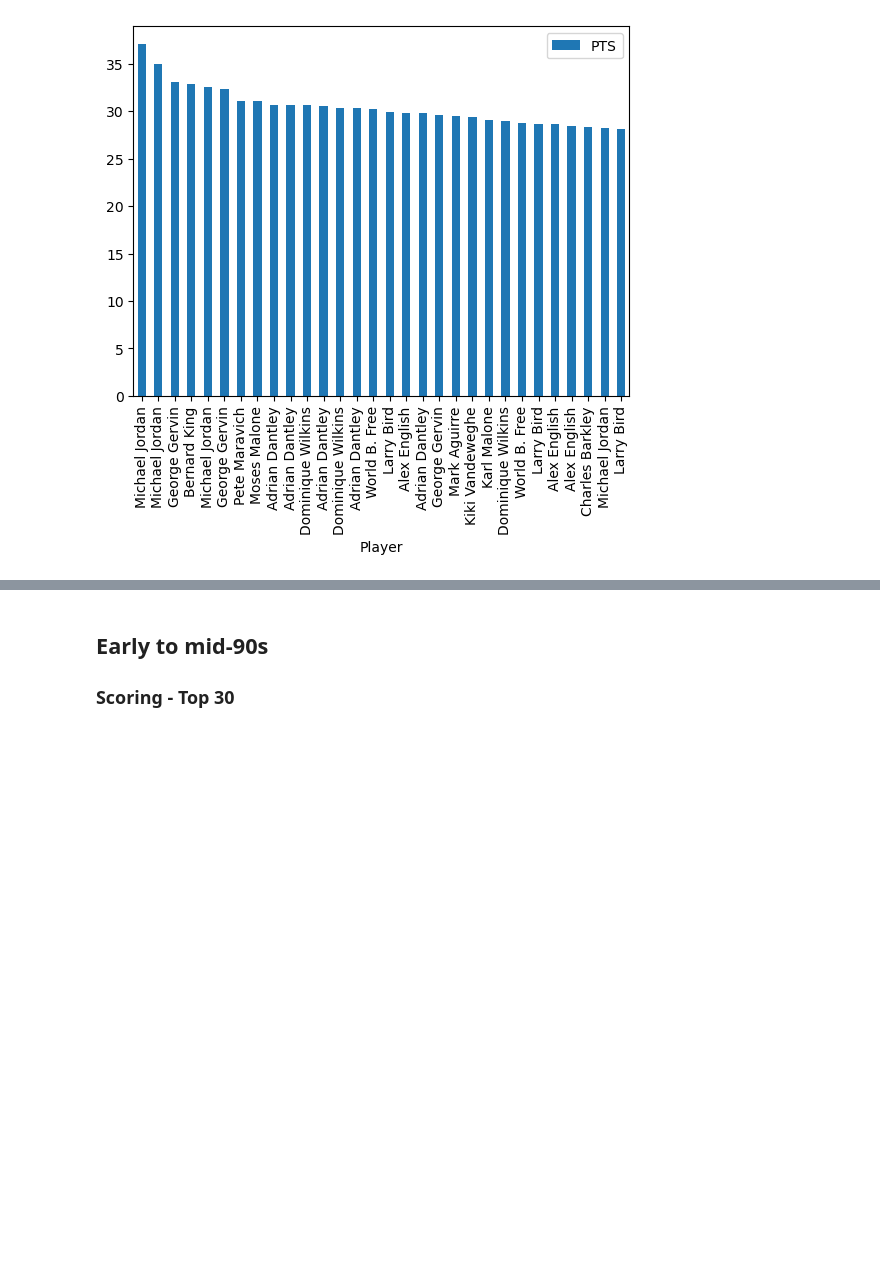
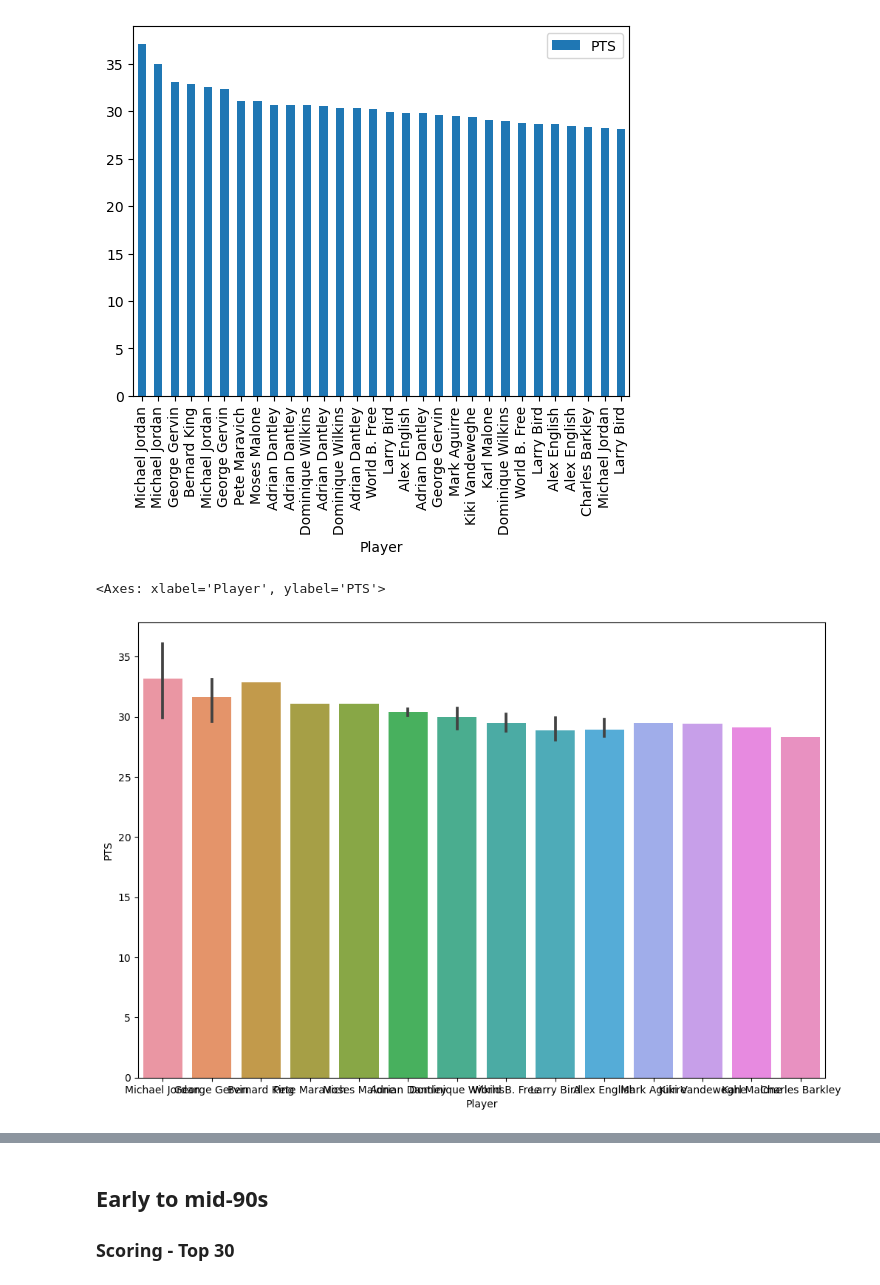
Before and after one commit to ruwzeta/NBA-Analytics, a Jupyter notebook: notebooks/ExploDataAnalysis.ipynb, the cells around one changed output, grey strips where cells are left out. Cells and saved outputs as stored; diff of their text form; code cells hidden in the pictures; blank space fills up the shorter version.

```diff
--- a/notebooks/ExploDataAnalysis.ipynb
+++ b/notebooks/ExploDataAnalysis.ipynb
@@ -235,3 +233,10 @@ highest_scoring.plot.bar("Player", "PTS")
 # %% [output]
 <Axes: xlabel='Player'>
 [figure]
+# %%
+plt.figure(figsize=(12,8))
+
+sns.barplot(data =highest_scoring,x = highest_scoring['Player'], y = highest_scoring['PTS'])
+# %% [output]
+<Axes: xlabel='Player', ylabel='PTS'>
+[figure, added]
```
Also changed, not shown: parts of 8 cells of this notebook.
